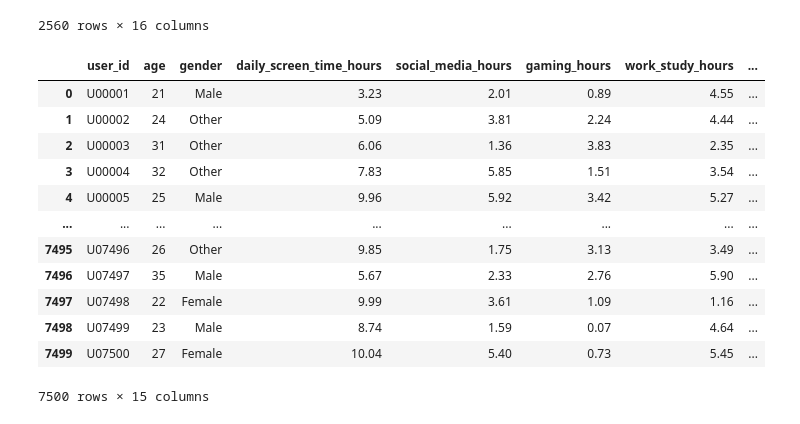
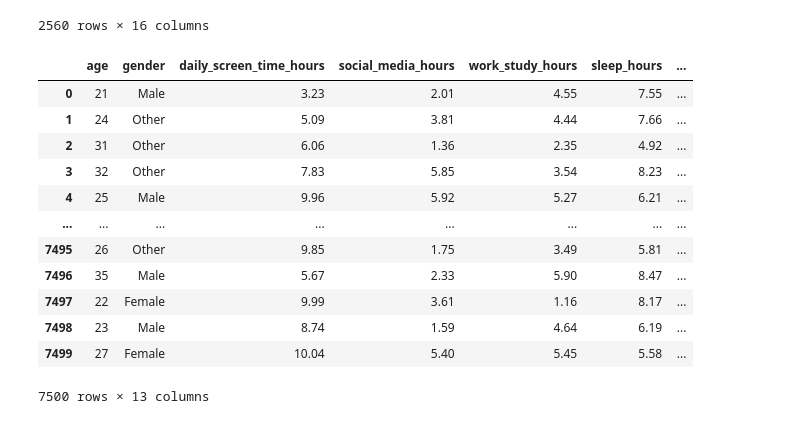
Before and after one commit to BuiltbyJaime/digital_wellbeing_smartphone_dependence_analysis, a Jupyter notebook: Notebooks/smartphone_addiction_analysis.ipynb, the cells around one changed output. Drawn from its saved outputs; the diff is of its cells as text; code cells hidden in the pictures.

```diff
--- a/Notebooks/smartphone_addiction_analysis.ipynb
+++ b/Notebooks/smartphone_addiction_analysis.ipynb
@@ -259,19 +268,19 @@ df[df["stress_level"] == "High"]
 | 7492 | TXN07493 | U07493 | 27 | Female | 3.29 | 1.82 | 0.41 | ... |
 | 7498 | TXN07499 | U07499 | 23 | Male | 8.74 | 1.59 | 0.07 | ... |
 2560 rows × 16 columns
-# %%
-df.drop(columns=["transaction_id"])
-# %% [output]
-|  | user_id | age | gender | daily_screen_time_hours | social_media_hours | gaming_hours | work_study_hours | ... |
-| 0 | U00001 | 21 | Male | 3.23 | 2.01 | 0.89 | 4.55 | ... |
-| 1 | U00002 | 24 | Other | 5.09 | 3.81 | 2.24 | 4.44 | ... |
-| 2 | U00003 | 31 | Other | 6.06 | 1.36 | 3.83 | 2.35 | ... |
-| 3 | U00004 | 32 | Other | 7.83 | 5.85 | 1.51 | 3.54 | ... |
-| 4 | U00005 | 25 | Male | 9.96 | 5.92 | 3.42 | 5.27 | ... |
-| ... | ... | ... | ... | ... | ... | ... | ... | ... |
-| 7495 | U07496 | 26 | Other | 9.85 | 1.75 | 3.13 | 3.49 | ... |
-| 7496 | U07497 | 35 | Male | 5.67 | 2.33 | 2.76 | 5.90 | ... |
-| 7497 | U07498 | 22 | Female | 9.99 | 3.61 | 1.09 | 1.16 | ... |
-| 7498 | U07499 | 23 | Male | 8.74 | 1.59 | 0.07 | 4.64 | ... |
-| 7499 | U07500 | 27 | Female | 10.04 | 5.40 | 0.73 | 5.45 | ... |
-7500 rows × 15 columns
+# %%
+df.drop(columns=["user_id","transaction_id", "gaming_hours"])
+# %% [output]
+|  | age | gender | daily_screen_time_hours | social_media_hours | work_study_hours | sleep_hours | ... |
+| 0 | 21 | Male | 3.23 | 2.01 | 4.55 | 7.55 | ... |
+| 1 | 24 | Other | 5.09 | 3.81 | 4.44 | 7.66 | ... |
+| 2 | 31 | Other | 6.06 | 1.36 | 2.35 | 4.92 | ... |
+| 3 | 32 | Other | 7.83 | 5.85 | 3.54 | 8.23 | ... |
+| 4 | 25 | Male | 9.96 | 5.92 | 5.27 | 6.21 | ... |
+| ... | ... | ... | ... | ... | ... | ... | ... |
+| 7495 | 26 | Other | 9.85 | 1.75 | 3.49 | 5.81 | ... |
+| 7496 | 35 | Male | 5.67 | 2.33 | 5.90 | 8.47 | ... |
+| 7497 | 22 | Female | 9.99 | 3.61 | 1.16 | 8.17 | ... |
+| 7498 | 23 | Male | 8.74 | 1.59 | 4.64 | 6.19 | ... |
+| 7499 | 27 | Female | 10.04 | 5.40 | 5.45 | 5.58 | ... |
+7500 rows × 13 columns
```
Also changed, not shown: parts of 12 cells of this notebook.
